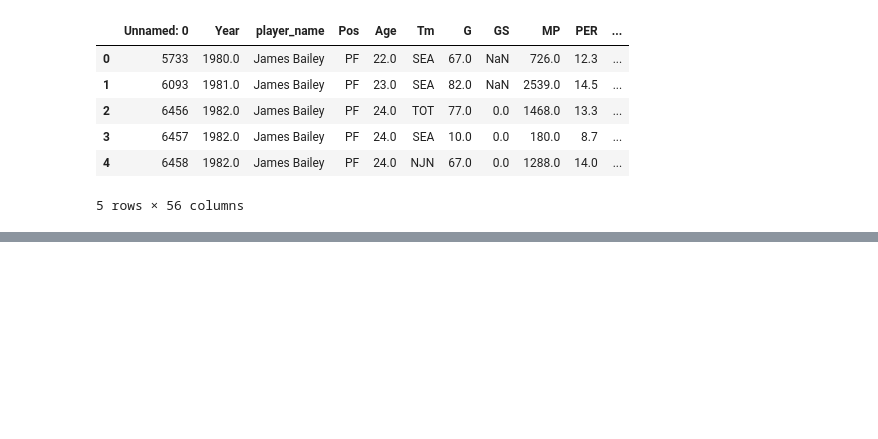
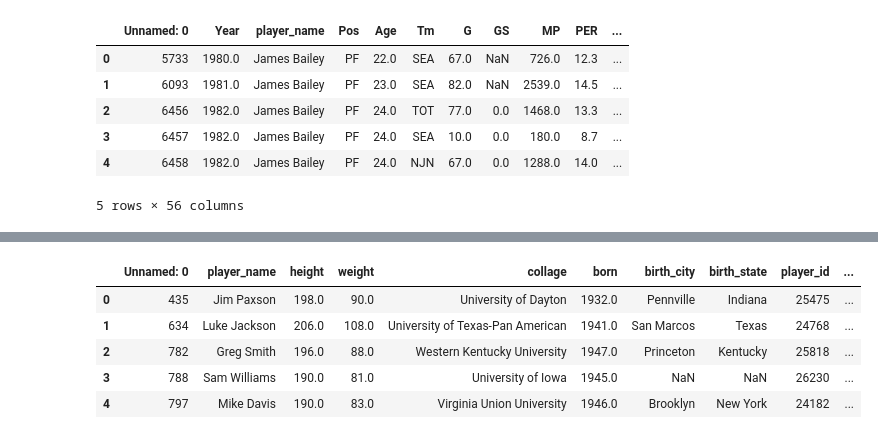
Before and after one commit to NotkerNotker/ETL-Pros, a Jupyter notebook: NBA_Players.ipynb, the cells around one changed output, grey strips where cells are left out. Drawn from its saved outputs; the diff is of its cells as text; code cells hidden in the pictures; blank space fills up the shorter version.

Commit message:
NJ - Inserted in to player information

```diff
--- a/NBA_Players.ipynb
+++ b/NBA_Players.ipynb
@@ -228,0 +278,12 @@ player_nba_stats = pd.DataFrame(NBA_stats[['player_id', 'Age', 'year_end', 'heig
+# %%
+player.rename(columns = {'Player':'player_name'}, inplace = True)
+# %%
+player_info = pd.merge(player, player_lookup, on="player_name")
+player_info.head()
+# %% [output]
+|  | Unnamed: 0 | player_name | height | weight | collage | born | birth_city | birth_state | player_id | ... |
+| 0 | 435 | Jim Paxson | 198.0 | 90.0 | University of Dayton | 1932.0 | Pennville | Indiana | 25475 | ... |
+| 1 | 634 | Luke Jackson | 206.0 | 108.0 | University of Texas-Pan American | 1941.0 | San Marcos | Texas | 24768 | ... |
+| 2 | 782 | Greg Smith | 196.0 | 88.0 | Western Kentucky University | 1947.0 | Princeton | Kentucky | 25818 | ... |
+| 3 | 788 | Sam Williams | 190.0 | 81.0 | University of Iowa | 1945.0 | NaN | NaN | 26230 | ... |
+| 4 | 797 | Mike Davis | 190.0 | 83.0 | Virginia Union University | 1946.0 | Brooklyn | New York | 24182 | ... |
```
Also changed, not shown: parts of 23 cells of this notebook, 5 other files.
